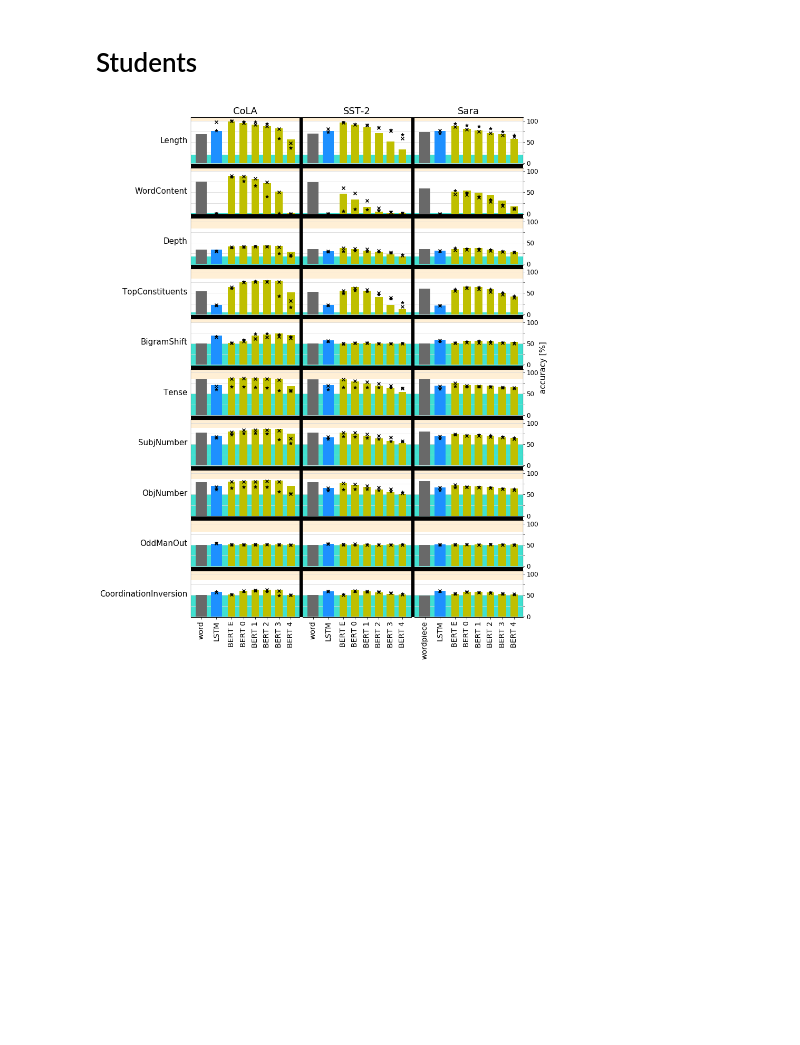
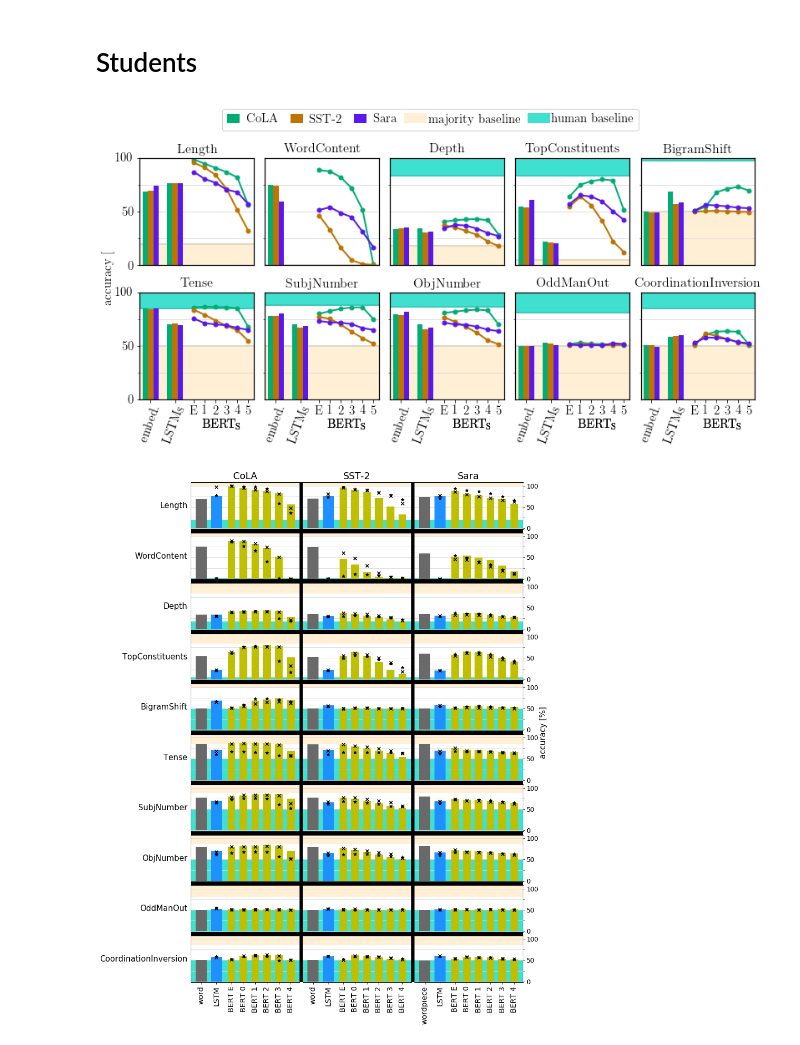
Before and after one commit to samsucik/knowledge-distil-bert, a Jupyter notebook: experiments/analysis/Probing.ipynb, the cells around one changed output. Drawn from its saved outputs; the diff is of its cells as text; code cells hidden in the pictures; blank space fills up the shorter version.

Commit message:
Plot results of student probing.

```diff
--- a/experiments/analysis/Probing.ipynb
+++ b/experiments/analysis/Probing.ipynb
@@ -10,7 +10,8 @@ import matplotlib
 matplotlib.rcParams.update({"font.size": 15,
                             "font.family": "STIXGeneral",
                             "mathtext.fontset": "cm"})
-
+matplotlib.rcParams['text.usetex'] = True
+matplotlib.rcParams['text.latex.preamble'] = [r'\usepackage{amsmath}']
 from importlib import reload
 import plotting_utils as P
 reload(P)
@@ -94,8 +102,8 @@ for col, glue_task in enumerate(P.glue_tasks + ["pre-trained"]):
 # %%
 def get_data(model="teacher", task="pre-trained", probing_task="Length"):
-    xs = layers_to_plot_all[task]
-    ys = [vals_to_plot[model][task][l][probing_task] for l in layers[task]]
-    xlabels = [(x if type(x) == str else ((x+1) if x >= 0 else 24 )) for x in layers[task]]
+    xs = np.array(layers_to_plot[model][task])
+    ys = np.array([vals_to_plot[model][task][l][probing_task] for l in layers[model][task]])
+    xlabels = [(x if type(x) == str else ((x+1) if x >= 0 else 24 )) for x in layers[model][task]]
     return xs, ys, xlabels
 # %%
 yticks_major = np.arange(3)*50
@@ -219,6 +227,78 @@ fig.savefig("img/probing_master.pdf")
 [figure]
 # %% [markdown]
 # Students
+# %%
+reload(P)
+ncols = 5
+nrows = T//ncols
+fig, axs = plt.subplots(nrows=nrows, ncols=ncols, figsize=(11, 5.5), sharex=True, sharey=True,
+                       gridspec_kw={"wspace": 0.1, "hspace": .25})
+gap_between_groups = 1.5
+centre_xs = {"embed": 0, "LSTM": (3 + gap_between_groups)}
+bar_width = 1.0
+
+
+import matplotlib.transforms as transforms
+from matplotlib.patches import Rectangle
+from matplotlib.lines import Line2D
+
+def annotate_range(vmin, vmax, label, ax, offset=-0.1, width=-0.1):
+    # y-coordinates in axis coordinates,
+    # x-coordinates in data coordinates
+    trans = transforms.blended_transform_factory(ax.transData, ax.transAxes)
+    y = offset + 0.5 * width
+    x = vmin + 0.5 * (vmax - vmin)
+    ax.text(x, y, label,
+            horizontalalignment='center', verticalalignment='top',
+            clip_on=False, transform=trans)
+
+for i, task_name in enumerate(task_names):
+    for j, glue_task in enumerate(P.glue_tasks):
+        row, col = i//ncols, i % ncols
+        ax = axs[row, col]
+
+        embed_model = "embed_{}".format("word" if glue_task != "Sara" else "wordpiece")
+        xs, ys, xlabels = get_data(model=embed_model, task=glue_task, probing_task=task_name)
+        ax.bar(xs+centre_xs["embed"]-1+j, ys, color=P.glue_task_colours[glue_task], width=bar_width, label=glue_task, zorder=2)
+        xs, ys, xlabels = get_data(model="LSTM", task=glue_task, probing_task=task_name)
+        ax.bar(xs+centre_xs["LSTM"]-1+j, ys, color=P.glue_task_colours[glue_task], width=bar_width, zorder=2)
+
+        xs, ys, xlabels = get_data(model="BERT", task=glue_task, probing_task=task_name)
+        xs = xs + centre_xs["LSTM"]+2+gap_between_groups-min(xs)
+        m = min(xs)
+        xs = 2*(xs - m) + m
+        ax.plot(xs, ys, c=P.glue_task_colours[glue_task], lw=2, markersize=5, marker="o", zorder=2)
+
+        ax.set_xlim(-2, max(xs)+1)
+        xticks = [centre_xs["embed"], centre_xs["LSTM"], *xs]
+        xticklabels = ["embed.", P.make_latex_label("LSTM"), *xlabels]
+        ax.set_xticks(xticks)
+        ax.set_xticklabels(xticklabels)
+        if row == nrows-1:
+            annotate_range(min(xs), max(xs), P.make_latex_label("BERT"), ax, offset=-0.15)
+        for l, label in enumerate(ax.get_xticklabels()):
+            if l < 2:
+                label.set_rotation(70)
+        ax.set_title(task_name, fontdict={"fontsize": 16})
+        make_probing_axis(ax, probing_task=task_name)
+        if col > 0:
+            ax.tick_params("y", left=False, labelleft=False, right=False, labelright=False, length=0)
+        if row < nrows-1:
+            ax.tick_params("x", bottom=False, labelbottom=False)
+ax.legend()
+additional_leg_entries = [P.new_legend_entry(c=baseline_colours[b], label=b + " baseline", lw=12)
+                          for b in ["majority", "human"]]
+P.unify_legend_outside(fig, axs, legcols=0, position="top", additional_handles=additional_leg_entries)
+P.add_overall_axislabel(fig, "accuracy [%]", axis="y", pad=8)
+plt.subplots_adjust(
+    left  = 0.06,
+    right = 0.99,
+    bottom = 0.11,
+    top = 0.84)
+plt.show()
+fig.savefig("img/probing_students.pdf")
+# %% [output]
+[figure, added]
 # %%
 layers = {
     "CoLA": {
```
Also changed, not shown: parts of 1 cell of this notebook, 4 other files.
